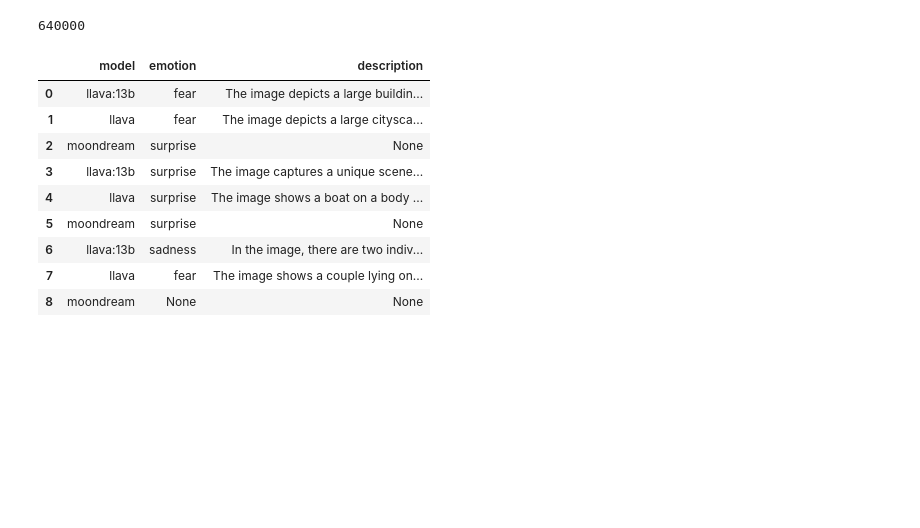
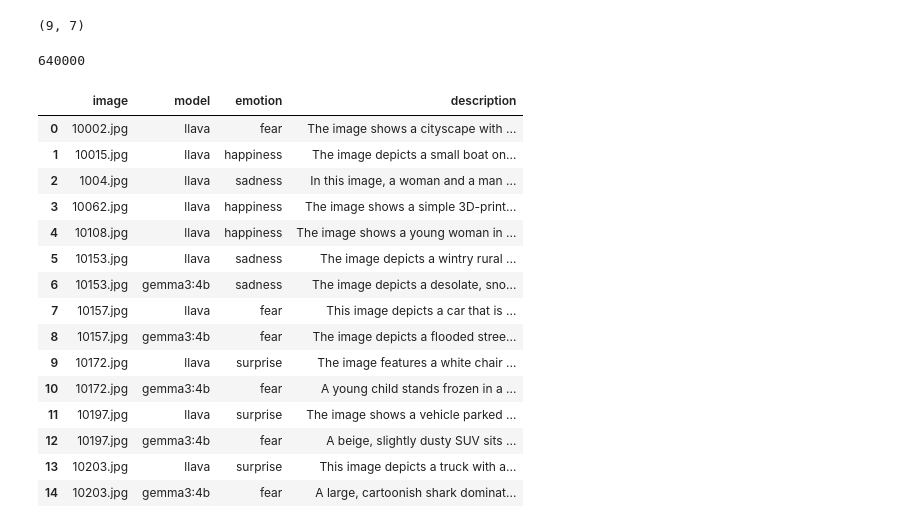
Before and after one commit to gabriellaec/MemorabilityEmotions, a Jupyter notebook: test.ipynb, the cells around one changed output. Saved outputs shown, nothing was run; the diff lists cells and outputs as text; code cells hidden in the pictures; blank space fills up the shorter version.

Commit message:
feat: save text model results

```diff
--- a/test.ipynb
+++ b/test.ipynb
@@ -20,17 +13,27 @@ df.head().T
+# %%
+df.shape
+# %% [output]
+(9, 7)
 # %%
 16000*40
 # %% [output]
 640000
 # %%
-df[["model", "emotion", "description"]].head(10)
+df[["image", "model", "emotion", "description"]].sort_values("image").head(20)
 # %% [output]
-|  | model | emotion | description |
-| 0 | llava:13b | fear | The image depicts a large buildin... |
-| 1 | llava | fear | The image depicts a large citysca... |
-| 2 | moondream | surprise | None |
-| 3 | llava:13b | surprise | The image captures a unique scene... |
-| 4 | llava | surprise | The image shows a boat on a body ... |
-| 5 | moondream | surprise | None |
-| 6 | llava:13b | sadness | In the image, there are two indiv... |
-| 7 | llava | fear | The image shows a couple lying on... |
-| 8 | moondream | None | None |
+|  | image | model | emotion | description |
+| 0 | 10002.jpg | llava | fear | The image shows a cityscape with ... |
+| 1 | 10015.jpg | llava | happiness | The image depicts a small boat on... |
+| 2 | 1004.jpg | llava | sadness | In this image, a woman and a man ... |
+| 3 | 10062.jpg | llava | happiness | The image shows a simple 3D-print... |
+| 4 | 10108.jpg | llava | happiness | The image shows a young woman in ... |
+| 5 | 10153.jpg | llava | sadness | The image depicts a wintry rural ... |
+| 6 | 10153.jpg | gemma3:4b | sadness | The image depicts a desolate, sno... |
+| 7 | 10157.jpg | llava | fear | This image depicts a car that is ... |
+| 8 | 10157.jpg | gemma3:4b | fear | The image depicts a flooded stree... |
+| 9 | 10172.jpg | llava | surprise | The image features a white chair ... |
+| 10 | 10172.jpg | gemma3:4b | fear | A young child stands frozen in a ... |
+| 11 | 10197.jpg | llava | surprise | The image shows a vehicle parked ... |
+| 12 | 10197.jpg | gemma3:4b | fear | A beige, slightly dusty SUV sits ... |
+| 13 | 10203.jpg | llava | surprise | This image depicts a truck with a... |
+| 14 | 10203.jpg | gemma3:4b | fear | A large, cartoonish shark dominat... |
```
Also changed, not shown: parts of 5 cells of this notebook, 3 other files.
